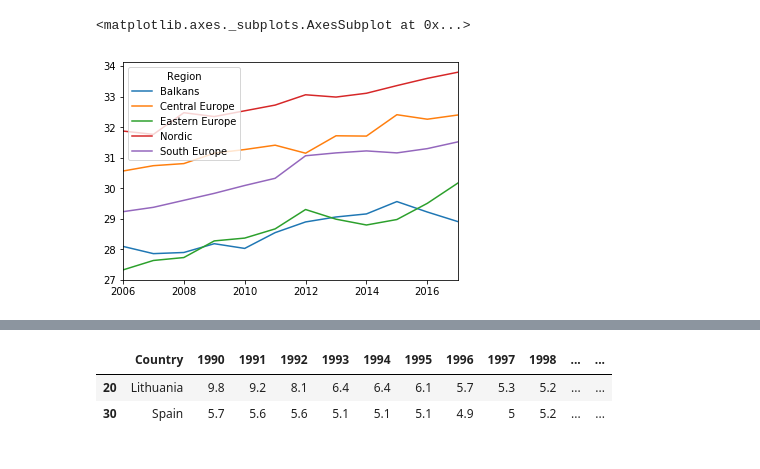
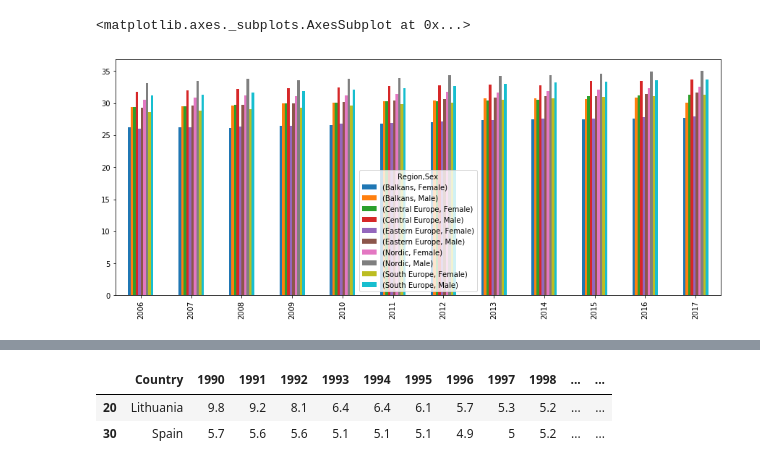
Before and after one commit to VilmaDaukantaite/your-own-project, a Jupyter notebook: data_cleaning_workbook.ipynb, the cells around one changed output, grey strips where cells are left out. Cells and saved outputs as stored; diff of their text form; code cells hidden in the pictures.

```diff
--- a/data_cleaning_workbook.ipynb
+++ b/data_cleaning_workbook.ipynb
@@ -75,3 +72,0 @@ st.t.interval(0.95, 6, loc=30.24, scale=st.sem(l1))
-# %%
-eu_mean = eu_mean_age_marriages.groupby(["Region", "Sex"]).mean()
-eu_mean
@@ -91,5 +80,5 @@ eu_mean
 # %%
-eu_mean.T.plot()
+eu_mean.T.plot(kind="bar", figsize = (15, 6))
 # %% [output]
 <matplotlib.axes._subplots.AxesSubplot at 0x...>
-[figure, old version]
+[figure, new version]
```
Also changed, not shown: parts of 54 cells of this notebook.
